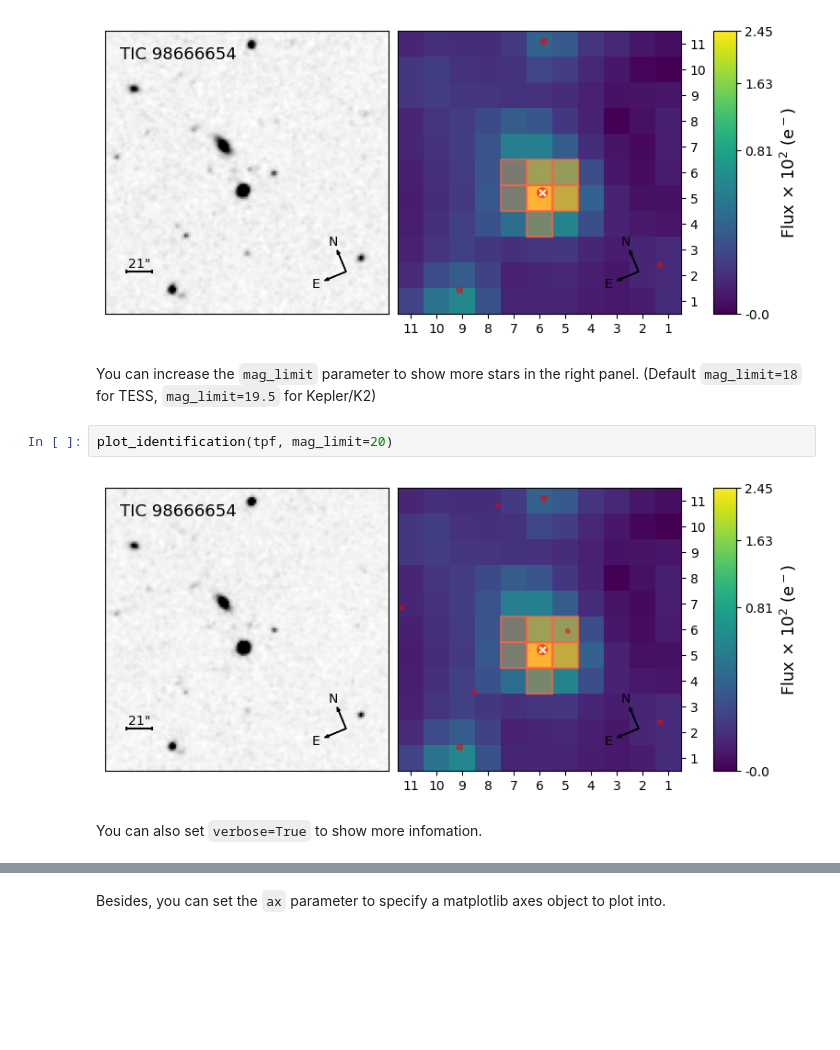
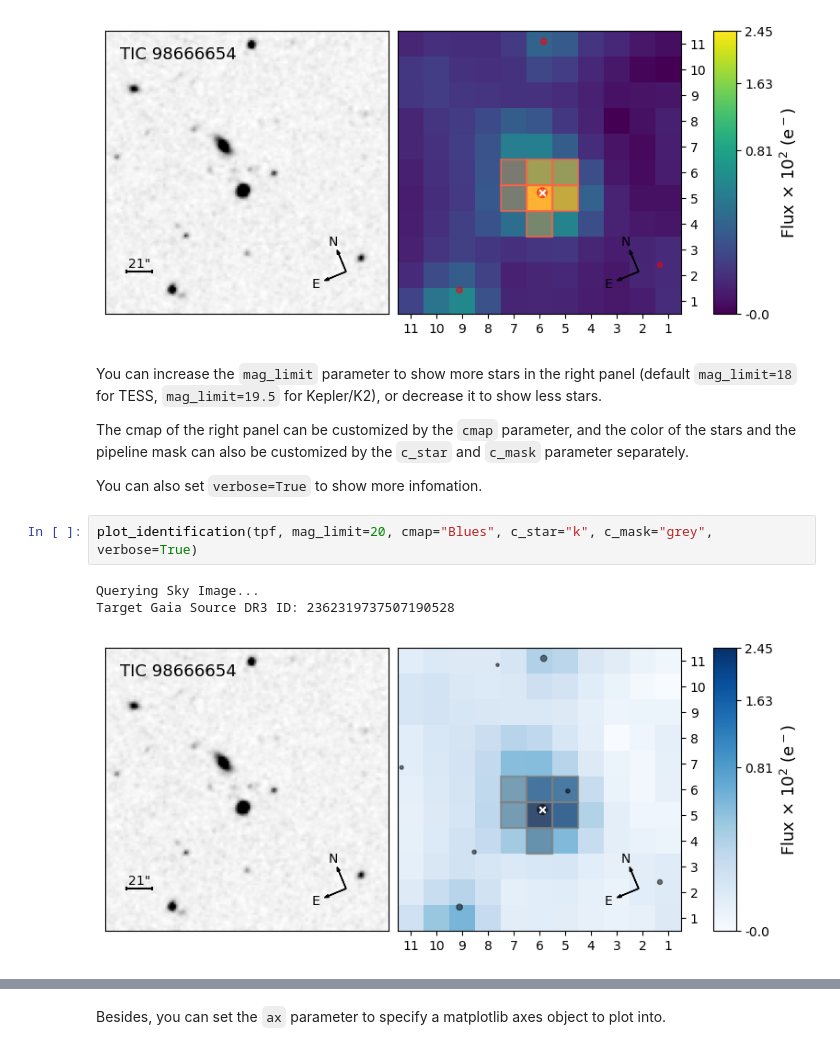
Before and after one commit to keyuxing/tpfi, a Jupyter notebook: examples/tutorial.ipynb, the cells around one changed output, grey strips where cells are left out. Cells and saved outputs as stored; diff of their text form; blank space fills up the shorter version.

Commit message:
add more parameters for customizing colors

```diff
--- a/examples/tutorial.ipynb
+++ b/examples/tutorial.ipynb
@@ -24,10 +24,14 @@ plot_identification(tpf)
 Warning: 31% (6096/19692) of the cadences will be ignored due to the quality mask (quality_bitmask=175).
 [figure]
 # %% [markdown]
-You can increase the `mag_limit` parameter to show more stars in the right panel. (Default `mag_limit=18` for TESS, `mag_limit=19.5` for Kepler/K2)
+You can increase the `mag_limit` parameter to show more stars in the right panel (default `mag_limit=18` for TESS, `mag_limit=19.5` for Kepler/K2), or decrease it to show less stars.
+
+The cmap of the right panel can be customized by the `cmap` parameter, and the color of the stars and the pipeline mask can also be customized by the `c_star` and `c_mask` parameter separately.
+
+You can also set `verbose=True` to show more infomation.
 # %%
-plot_identification(tpf, mag_limit=20)
+plot_identification(tpf, mag_limit=20, cmap="Blues", c_star="k", c_mask="grey", verbose=True)
 # %% [output]
+Querying Sky Image...
+Target Gaia Source DR3 ID: 2362319737507190528
-[figure, old version]
+[figure, new version]
-# %% [markdown]
-You can also set `verbose=True` to show more infomation.
```
Also changed, not shown: parts of 4 cells of this notebook, 2 other files.
